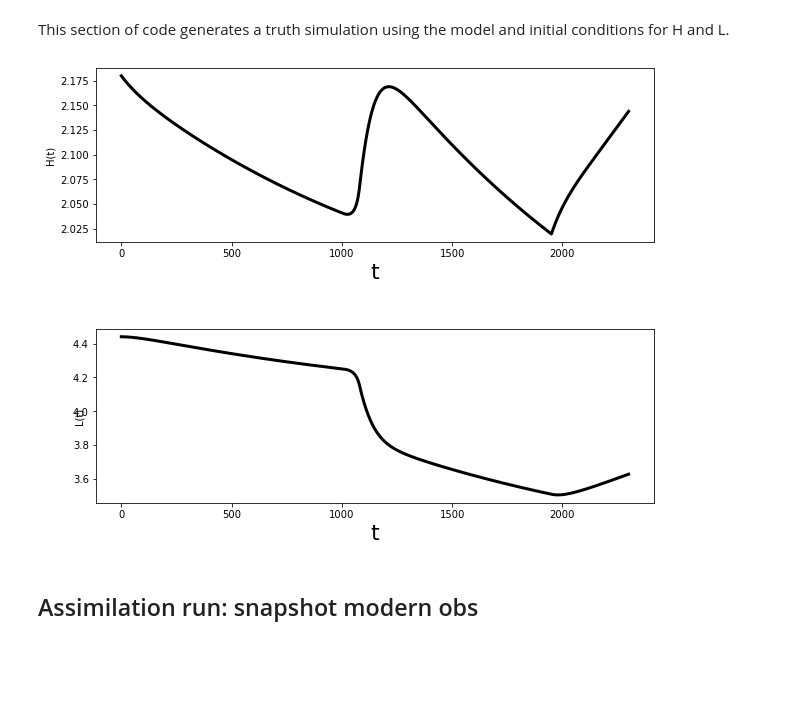
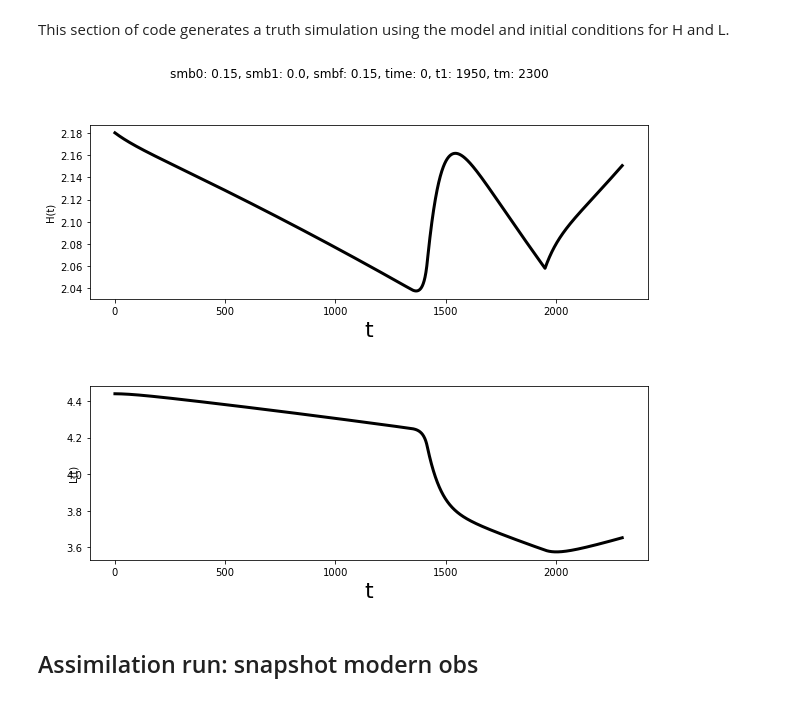
Before and after one commit to lruthotto/StormSurge, a Jupyter notebook: EKF_TwoStage_demo_save_csv.ipynb, the cells around one changed output. Cells and saved outputs as stored; diff of their text form; code cells hidden in the pictures; blank space fills up the shorter version.

```diff
--- a/EKF_TwoStage_demo_save_csv.ipynb
+++ b/EKF_TwoStage_demo_save_csv.ipynb
@@ -153,9 +165,9 @@ Sets model intialization parameters except for length of glacier, glacier bed pa
 # %%
 nd = 2 #degrees of freedom (number of prognositic equations in model)
 # parameters
-smb0 = 0.0
-smb1 = 0.15
-smbf = 0.3
+smb0 = 0.15
+smb1 = 0.0
+smbf = 0.15
 t1 = 1950
 gamma = 0.05
 omega = 8e-8
@@ -184,34 +196,35 @@ ind_m_inacc = np.linspace(200,1800,9).astype(int) #np.array([1000,1900])
 ind_m_acc = np.linspace(2001,2020,20).astype(int)
 ind_m = np.concatenate((ind_m_inacc,ind_m_acc))
 t_m = t[ind_m]
 nt_m = np.size(ind_m)
 sig_m =  np.zeros(nt+1)
 sig_m[ind_m_inacc] = sig_m_inacc
 sig_m[ind_m_acc] = sig_m_acc
 
 #time integration
 uTrue = np.zeros([nd,nt+1])
 uTrue[:,0] = u0True
 km = 0
 w = np.zeros([nd,nt_m])
 for k in range(nt):
     time = k*dt
     uTrue[:,k+1] = RK4(TwoStage_timedep,uTrue[:,k],dt,smb0,smb1,smbf,gamma,omega,time,t1,tm)
     if (km<nt_m) and (k+1==ind_m[km]):
         w[:,km] = h(uTrue[:,k+1]) + np.random.normal(0,sig_m[k+1],[nd,])
         km = km+1
 
 fig, ax = plt.subplots(nrows=nd,ncols=1, figsize=(10,8))
 ax = ax.flat
 for k in range(nd):
     ax[k].plot(t,uTrue[k,:], label='True', linewidth = 3, color="black")
     ax[k].set_xlabel('t',fontsize=22)
 
+fig.suptitle("smb0: 0.15, smb1: 0.0, smbf: 0.15, time: 0, t1: 1950, tm: 2300")
 ax[0].set_ylabel('H(t)', labelpad=5)
 ax[1].set_ylabel('L(t)', labelpad=-12)
 fig.subplots_adjust(hspace=0.5)
 # %% [output]
-[figure, old version]
+[figure, new version]
 # %%
 dft=pd.DataFrame(t.T, columns=['t'])
 df=pd.DataFrame(uTrue.T, columns=['H','L'])
```
Also changed, not shown: parts of 7 cells of this notebook, 5 other files.
